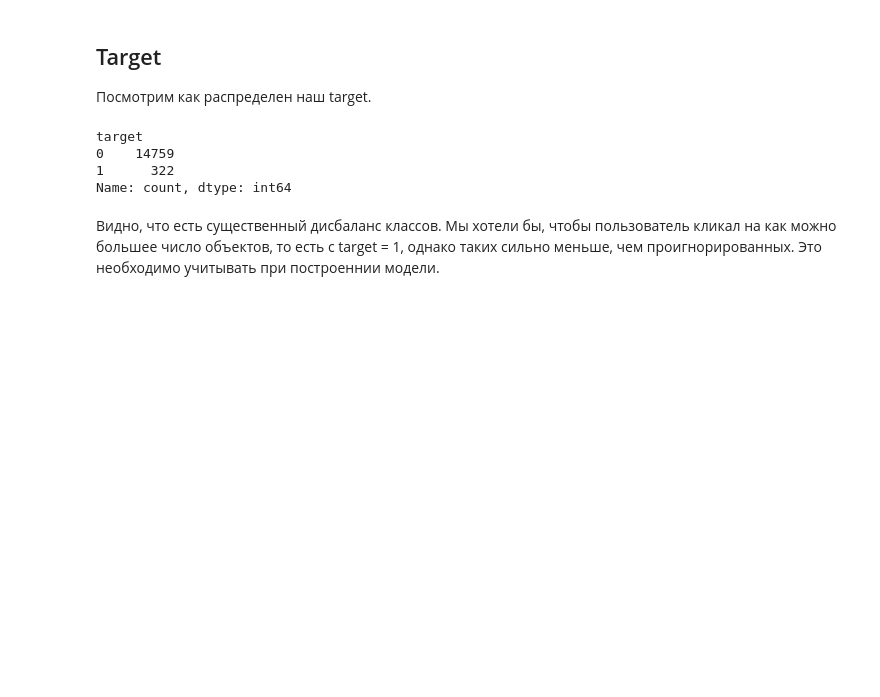
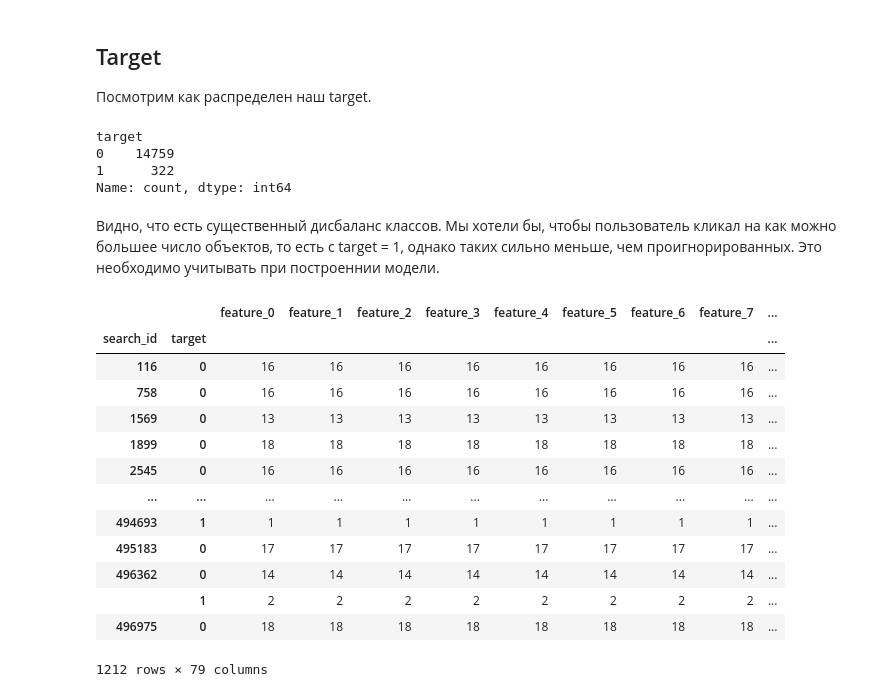
Before and after one commit to evlko/VK-MLE, a Jupyter notebook: model/eda.ipynb, the cells around one changed output. Saved outputs shown, nothing was run; the diff lists cells and outputs as text; code cells hidden in the pictures; blank space fills up the shorter version.

```diff
--- a/model/eda.ipynb
+++ b/model/eda.ipynb
@@ -150,3 +150,20 @@ target
 Name: count, dtype: int64
 # %% [markdown]
 Видно, что есть существенный дисбаланс классов. Мы хотели бы, чтобы пользователь кликал на как можно большее число объектов, то есть с target = 1, однако таких сильно меньше, чем проигнорированных. Это необходимо учитывать при построеннии модели.
+# %%
+train_df.groupby(by=["search_id", "target"]).count()
+# %% [output]
+|  |  | feature_0 | feature_1 | feature_2 | feature_3 | feature_4 | feature_5 | feature_6 | feature_7 | ... |
+| search_id | target |  |  |  |  |  |  |  |  | ... |
+| 116 | 0 | 16 | 16 | 16 | 16 | 16 | 16 | 16 | 16 | ... |
+| 758 | 0 | 16 | 16 | 16 | 16 | 16 | 16 | 16 | 16 | ... |
+| 1569 | 0 | 13 | 13 | 13 | 13 | 13 | 13 | 13 | 13 | ... |
+| 1899 | 0 | 18 | 18 | 18 | 18 | 18 | 18 | 18 | 18 | ... |
+| 2545 | 0 | 16 | 16 | 16 | 16 | 16 | 16 | 16 | 16 | ... |
+| ... | ... | ... | ... | ... | ... | ... | ... | ... | ... | ... |
+| 494693 | 1 | 1 | 1 | 1 | 1 | 1 | 1 | 1 | 1 | ... |
+| 495183 | 0 | 17 | 17 | 17 | 17 | 17 | 17 | 17 | 17 | ... |
+| 496362 | 0 | 14 | 14 | 14 | 14 | 14 | 14 | 14 | 14 | ... |
+|  | 1 | 2 | 2 | 2 | 2 | 2 | 2 | 2 | 2 | ... |
+| 496975 | 0 | 18 | 18 | 18 | 18 | 18 | 18 | 18 | 18 | ... |
+1212 rows × 79 columns
```
Also changed, not shown: 14 other files.
